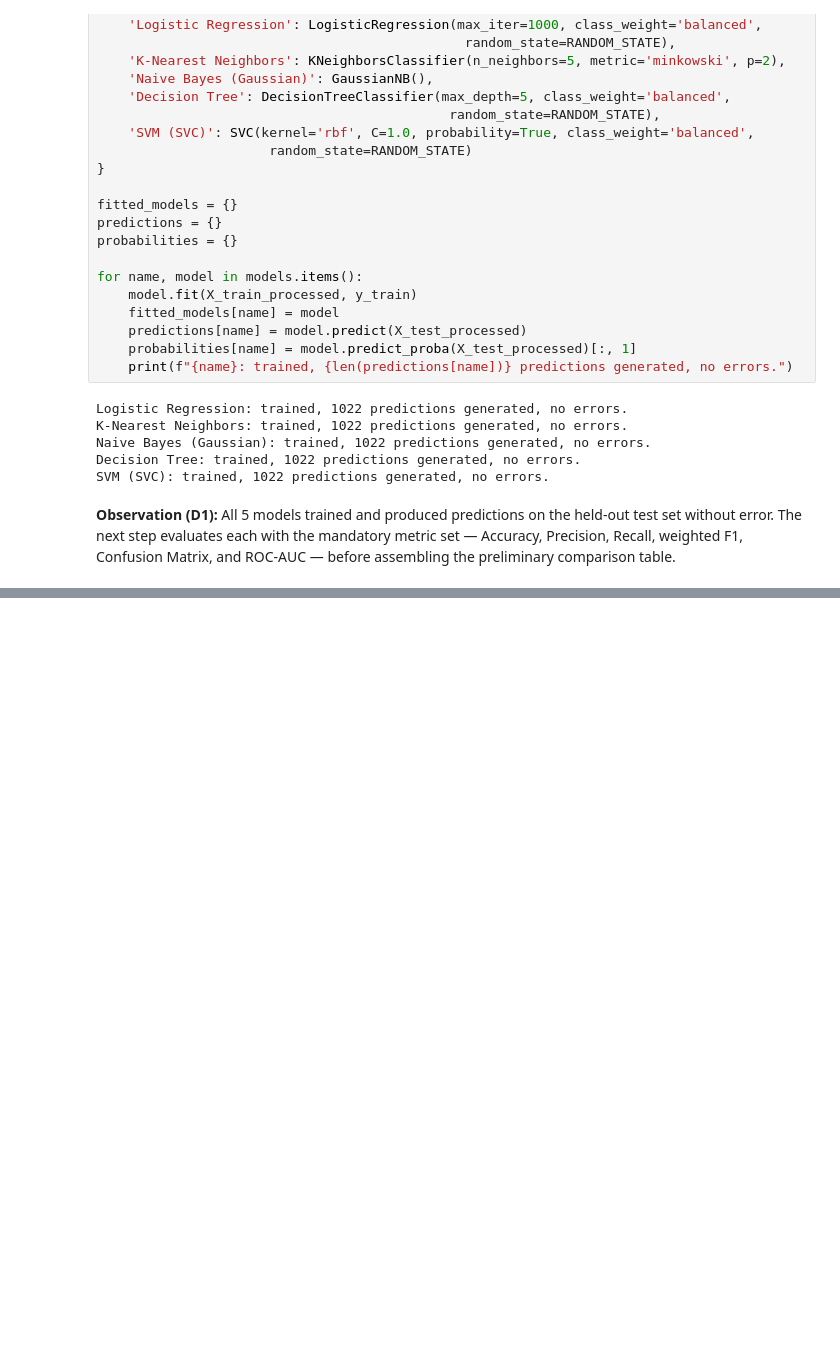
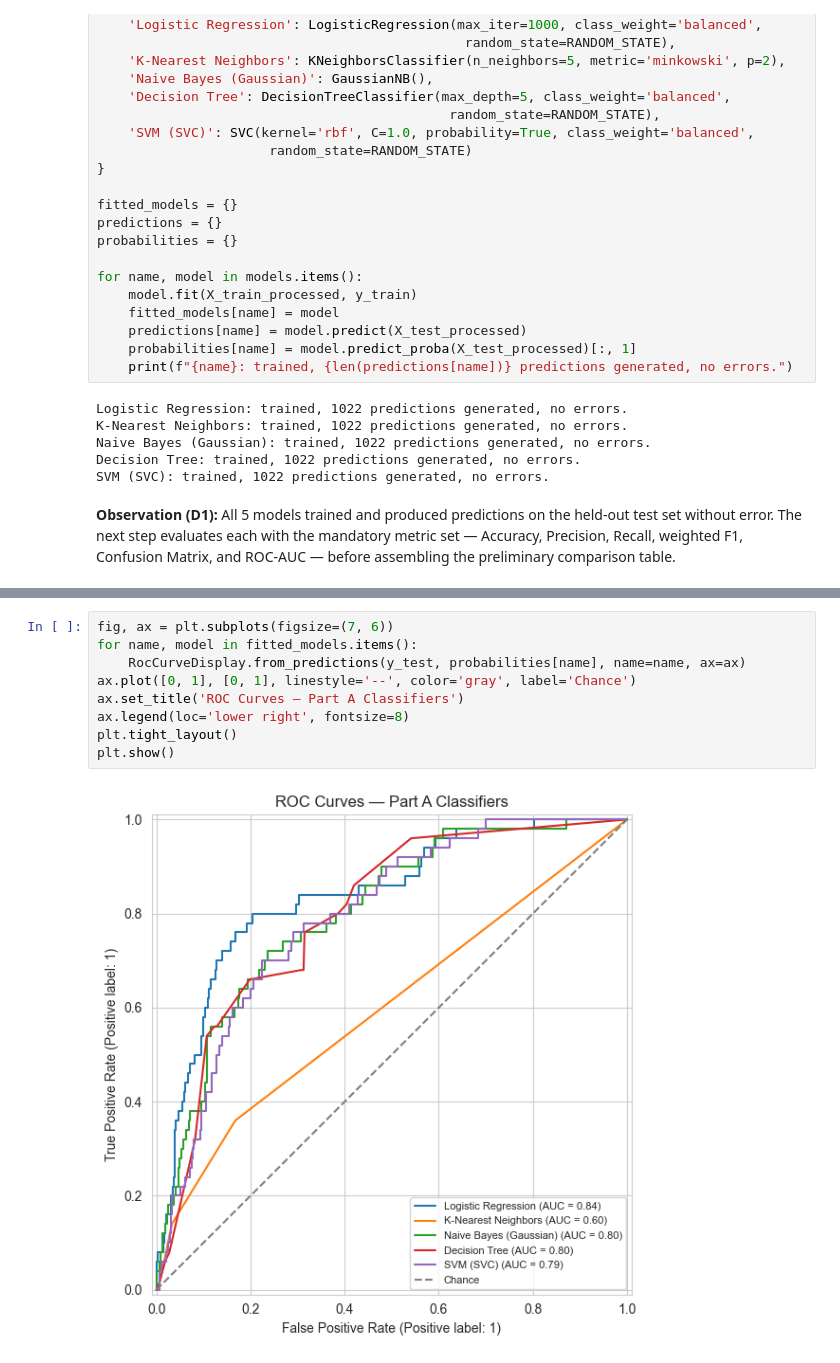
Before and after one commit to Isvarr/capstone_ml, a Jupyter notebook: classification_stroke_partA.ipynb, the cells around one changed output, grey strips where cells are left out. Drawn from its saved outputs; the diff is of its cells as text; blank space fills up the shorter version.

```diff
--- a/classification_stroke_partA.ipynb
+++ b/classification_stroke_partA.ipynb
@@ -430,0 +474,11 @@ SVM (SVC): trained, 1022 predictions generated, no errors.
+# %%
+fig, ax = plt.subplots(figsize=(7, 6))
+for name, model in fitted_models.items():
+    RocCurveDisplay.from_predictions(y_test, probabilities[name], name=name, ax=ax)
+ax.plot([0, 1], [0, 1], linestyle='--', color='gray', label='Chance')
+ax.set_title('ROC Curves — Part A Classifiers')
+ax.legend(loc='lower right', fontsize=8)
+plt.tight_layout()
+plt.show()
+# %% [output]
+[figure, added]
```
Also changed, not shown: parts of 10 cells of this notebook.
